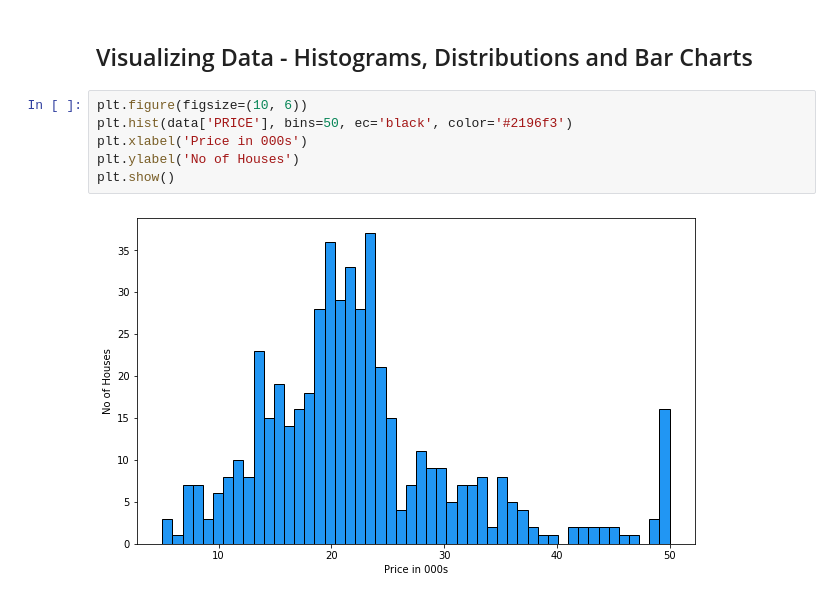
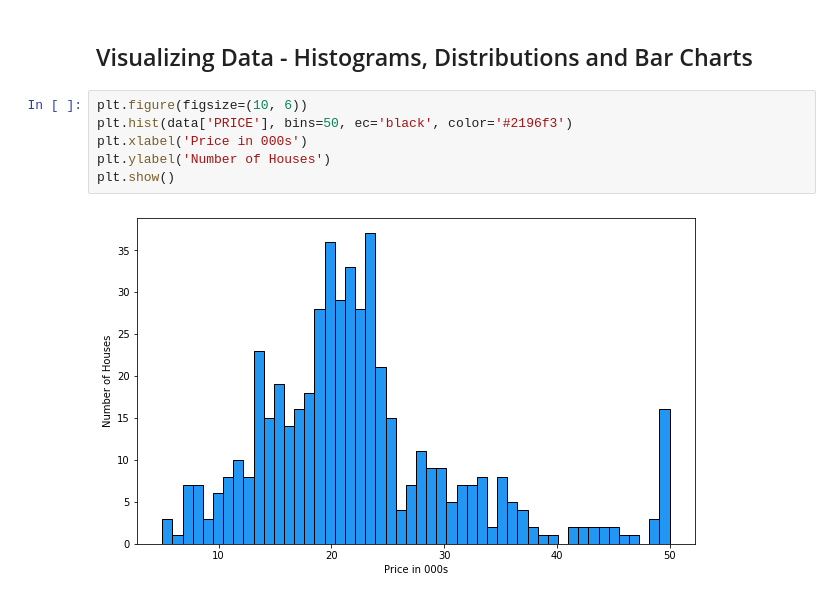
Before and after one commit to shade-12/ml-intro, a Jupyter notebook: 04_Multivariate_Regression.ipynb, the cells around one changed output. Drawn from its saved outputs; the diff is of its cells as text.

```diff
--- a/04_Multivariate_Regression.ipynb
+++ b/04_Multivariate_Regression.ipynb
@@ -187,8 +188,8 @@ memory usage: 55.5 KB
 # %%
 plt.figure(figsize=(10, 6))
 plt.hist(data['PRICE'], bins=50, ec='black', color='#2196f3')
 plt.xlabel('Price in 000s')
-plt.ylabel('No of Houses')
+plt.ylabel('Number of Houses')
 plt.show()
 # %% [output]
-[figure, old version]
+[figure, new version]
```
Also changed, not shown: parts of 4 cells of this notebook.
